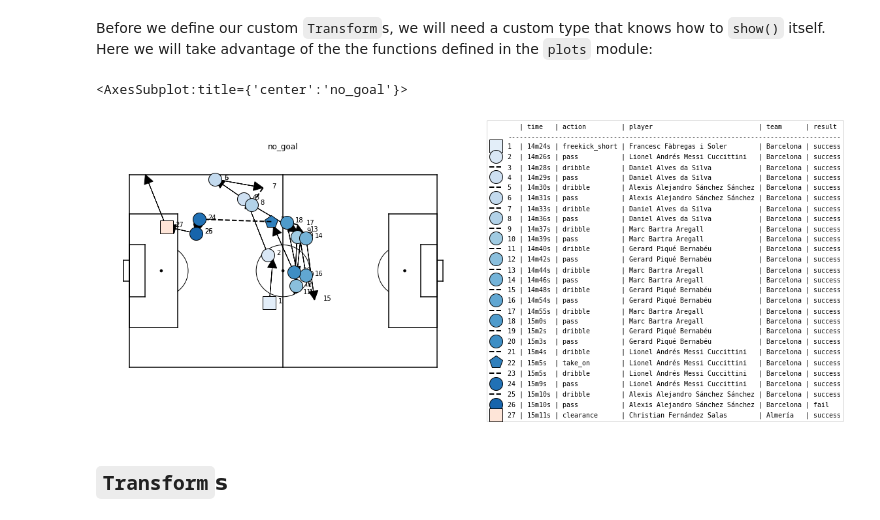
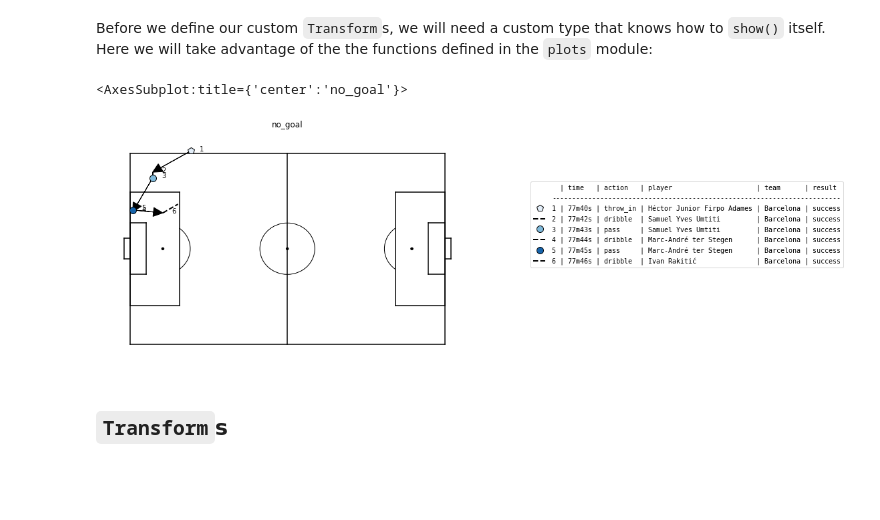
Before and after one commit to tkharrat/footSeq, a Jupyter notebook: 01_data_structure.ipynb, the cells around one changed output. Saved outputs shown, nothing was run; the diff lists cells and outputs as text; code cells hidden in the pictures; blank space fills up the shorter version.

Commit message:
Fixing plot process
Fixing plot issues with axis

```diff
--- a/01_data_structure.ipynb
+++ b/01_data_structure.ipynb
@@ -66,7 +66,10 @@ def _nice_time(row) -> str:
 class FootSeqTuple(fastuple):
     def show(self, ctx=None, **kwargs):
         play_sequence, target = self
+        ## remove na
         play_sequence.dropna(inplace=True)
+        ## reduce size
+        play_sequence = play_sequence.tail(10).copy()
         play_sequence["nice_time"] = play_sequence.apply(_nice_time, axis=1)
         labels = play_sequence[
             ["nice_time", "type_name", "player_name", "team_name", "result_name"]
@@ -81,7 +84,7 @@ class FootSeqTuple(fastuple):
             labeltitle=["time", "action", "player", "team", "result"],
             zoom=False,
             ax=ctx,
-            show=False,
+            return_fig=False,
             **kwargs,
         )
         ctx.set_title(target)
@@ -89,14 +92,14 @@ class FootSeqTuple(fastuple):
         return ctx
 # %%
 _id = seq_ids[0]
-play_seq = df_main[df_main["_id"] == _id]
+play_seq = df_main[df_main["_id"] == _id].tail(10)
 tgt = target_data[_id]
 
 s = FootSeqTuple((play_seq.copy(), tgt))
 s.show(figsize=10)
 # %% [output]
 <AxesSubplot:title={'center':'no_goal'}>
-[figure, old version]
+[figure, new version]
 # %% [markdown]
 ## `Transform`s
 # %% [markdown]
```
Also changed, not shown: parts of 13 cells of this notebook, 5 other files.
